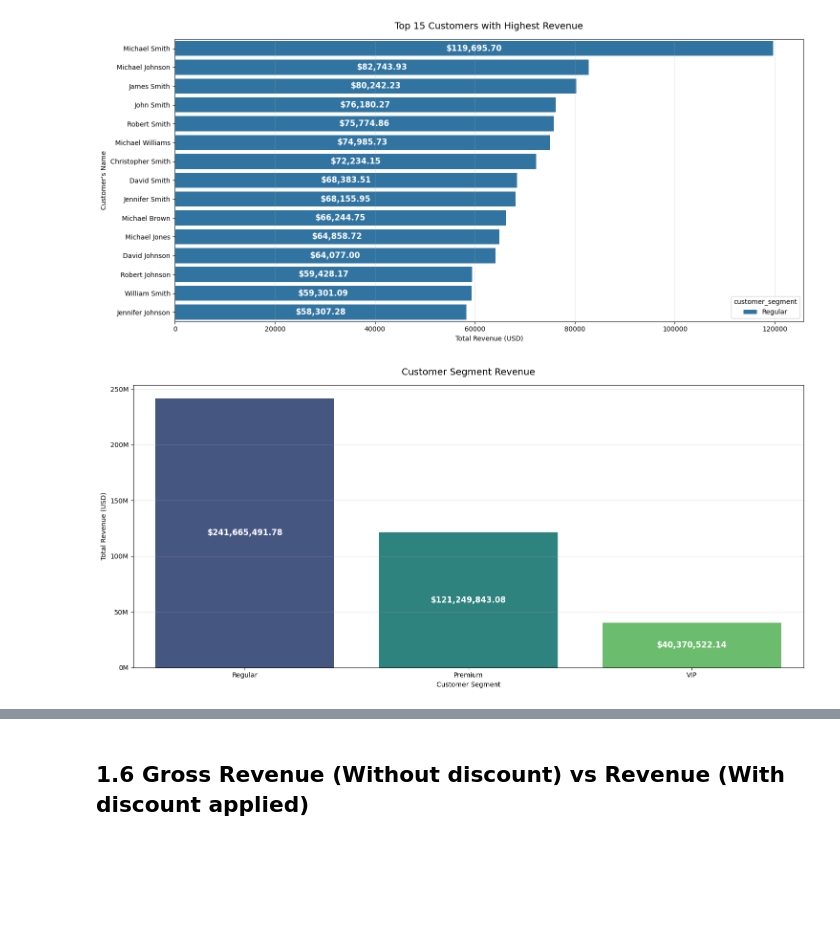
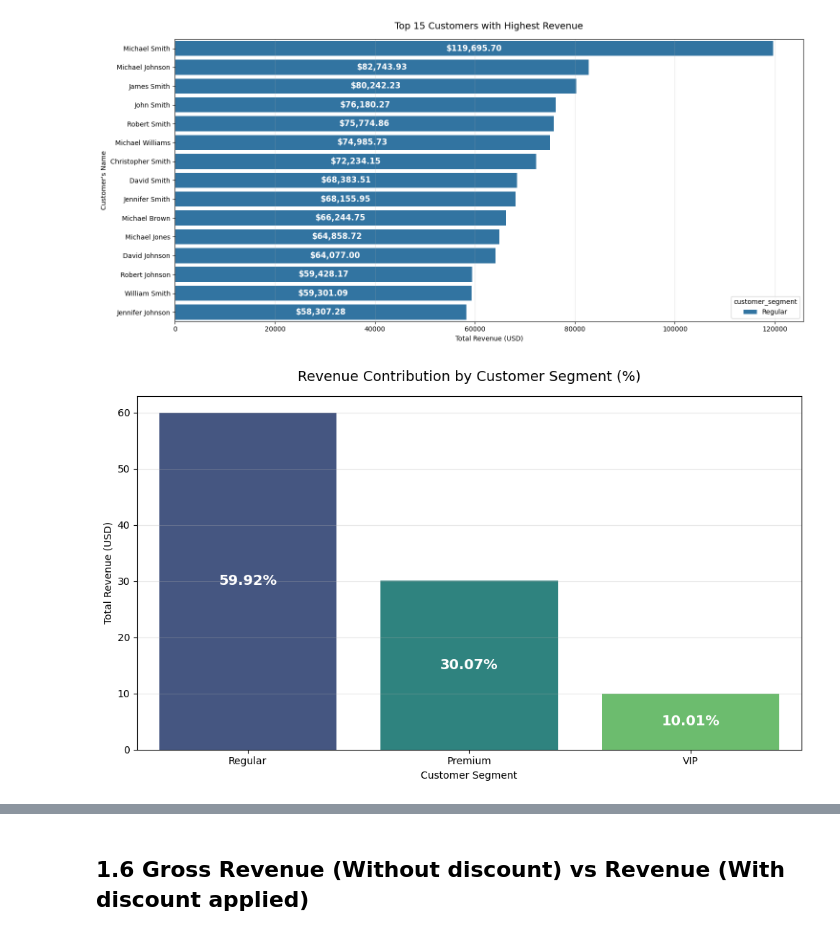
Before and after one commit to judiellegaspina/Ecommerce-EDA-and-Sales-Prediction, a Jupyter notebook: 05_Sales_Analysis.ipynb, the cells around one changed output, grey strips where cells are left out. Saved outputs shown, nothing was run; the diff lists cells and outputs as text; code cells hidden in the pictures; blank space fills up the shorter version.

Commit message:
make the revenue contribution of customer segment and age group in percentage

```diff
--- a/05_Sales_Analysis.ipynb
+++ b/05_Sales_Analysis.ipynb
@@ -551,36 +551,38 @@ plt.show()
 # %%
 # 1.5.2 Customer Segment Revenue
 
 customer_segment_revenue = sales_df.groupby('customer_segment')['revenue_usd'].sum().reset_index().sort_values('revenue_usd', ascending=False).head(15)
 
-plt.figure(figsize=(15, 7))
+total_revenue = customer_segment_revenue['revenue_usd'].sum()
+customer_segment_revenue['revenue_pct'] = (customer_segment_revenue['revenue_usd'] / total_revenue) * 100
+
+plt.figure(figsize=(10, 6))
 
 ax = sns.barplot(
     data=customer_segment_revenue,
     x='customer_segment',
-    y='revenue_usd',
+    y='revenue_pct',
     hue='customer_segment',
     legend=False,
     palette='viridis'
 )
 
 # Add value labels on each marker
 for container in ax.containers:
     ax.bar_label(
         container,
-        labels=[f'${v:,.2f}' for v in container.datavalues],
+        labels=[f'{v:,.2f}%' for v in container.datavalues],
         label_type='center',
         color='white',
-        fontsize=12,
+        fontsize=14,
         fontweight='bold'
     )
 
-plt.title('Customer Segment Revenue', fontsize=14, pad=15)
+plt.title('Revenue Contribution by Customer Segment (%)', fontsize=14, pad=15)
 plt.xlabel('Customer Segment')
 plt.ylabel("Total Revenue (USD)")
-plt.gca().yaxis.set_major_formatter(plt.FuncFormatter(lambda x, _: f'{x/1e6:.0f}M'))
 plt.grid(axis='y', alpha=0.3)
 plt.tight_layout()
 plt.show()
 # %% [output]
-[figure, old version]
+[figure, new version]
```
Also changed, not shown: parts of 3 cells of this notebook.
